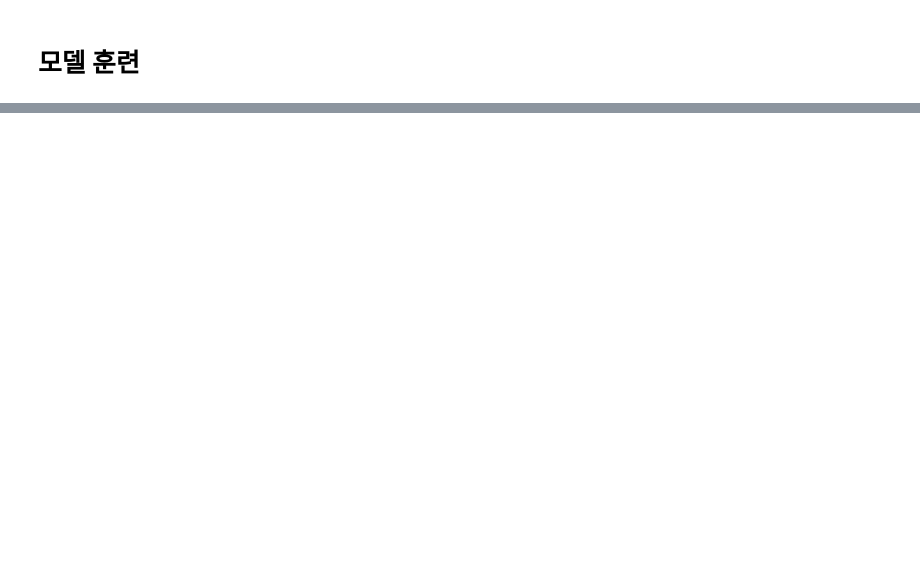
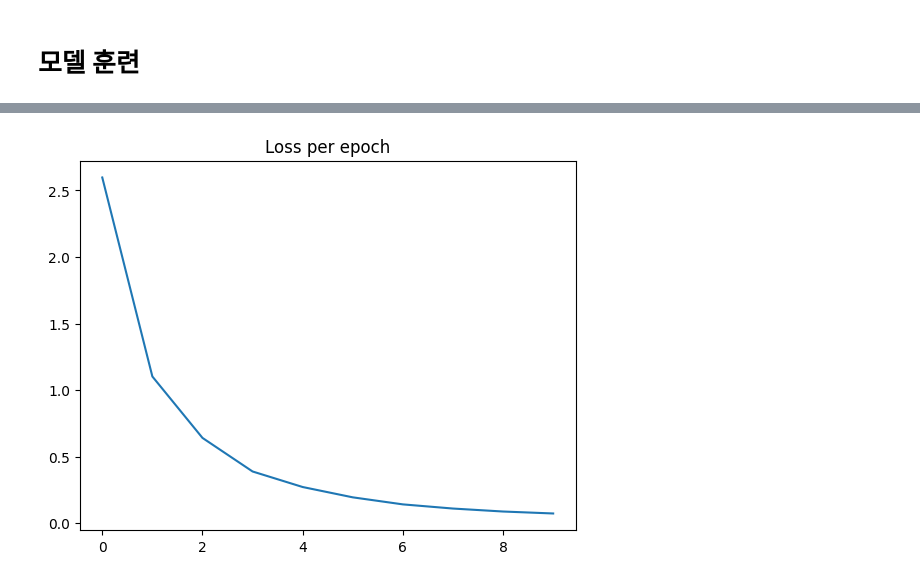
Before and after one commit to minsoo9506/RecSys-study, a Jupyter notebook: notebook/example_FM_KMRD_small.ipynb, the cells around one changed output, grey strips where cells are left out. Saved outputs shown, nothing was run; the diff lists cells and outputs as text; code cells hidden in the pictures; blank space fills up the shorter version.

```diff
--- a/notebook/example_FM_KMRD_small.ipynb
+++ b/notebook/example_FM_KMRD_small.ipynb
@@ -111,7 +111,7 @@ X_train.head()
 5 rows × 2134 columns
 # %%
 # 10만 1로 주고, 나머지는 -1로 binary 지정
-y_train = train_df['rate'].apply(lambda x: 1 if x > 9 else -1)
+y_train = train_df['rate'].apply(lambda x: 1 if x > 9 else -1).values
 # %%
 # 0이 아닌 데이터 위치 확인하기위해 csr matrix 활용
 X_train_sparse = scipy.sparse.csr_matrix(X_train.values)
@@ -118,2 +125,10 @@ X_train_sparse = scipy.sparse.csr_matrix(X_train.values)
 # %% [markdown]
 # 모델 훈련
+# %%
+config = {
+    "epochs": 10,
+    "n_factors": 10,
+    "learning_rate": 0.1,
+    "regularize_W": 0.01,
+    "regularize_V": 0.01
+}
@@ -119,0 +141,4 @@ X_train_sparse = scipy.sparse.csr_matrix(X_train.values)
+# %%
+fm = FactorizationMachine(X_train_sparse, y_train, config)
+# %%
+epoch_loss = fm.fit()
@@ -119,0 +156,7 @@ X_train_sparse = scipy.sparse.csr_matrix(X_train.values)
+# %%
+import matplotlib.pyplot as plt
+plt.plot(epoch_loss)
+plt.title('Loss per epoch')
+plt.show()
+# %% [output]
+[figure, added]
```
Also changed, not shown: parts of 3 cells of this notebook.
